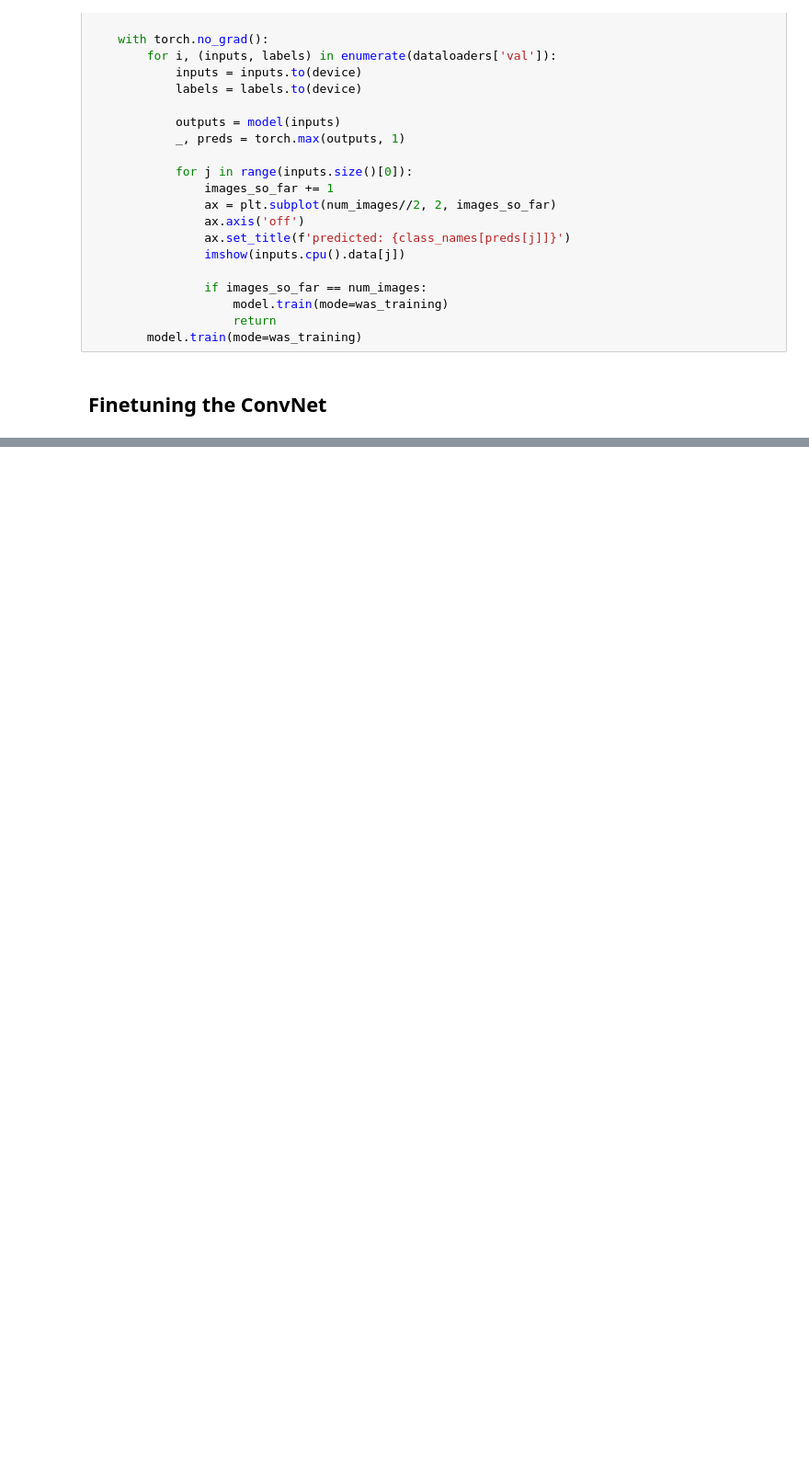
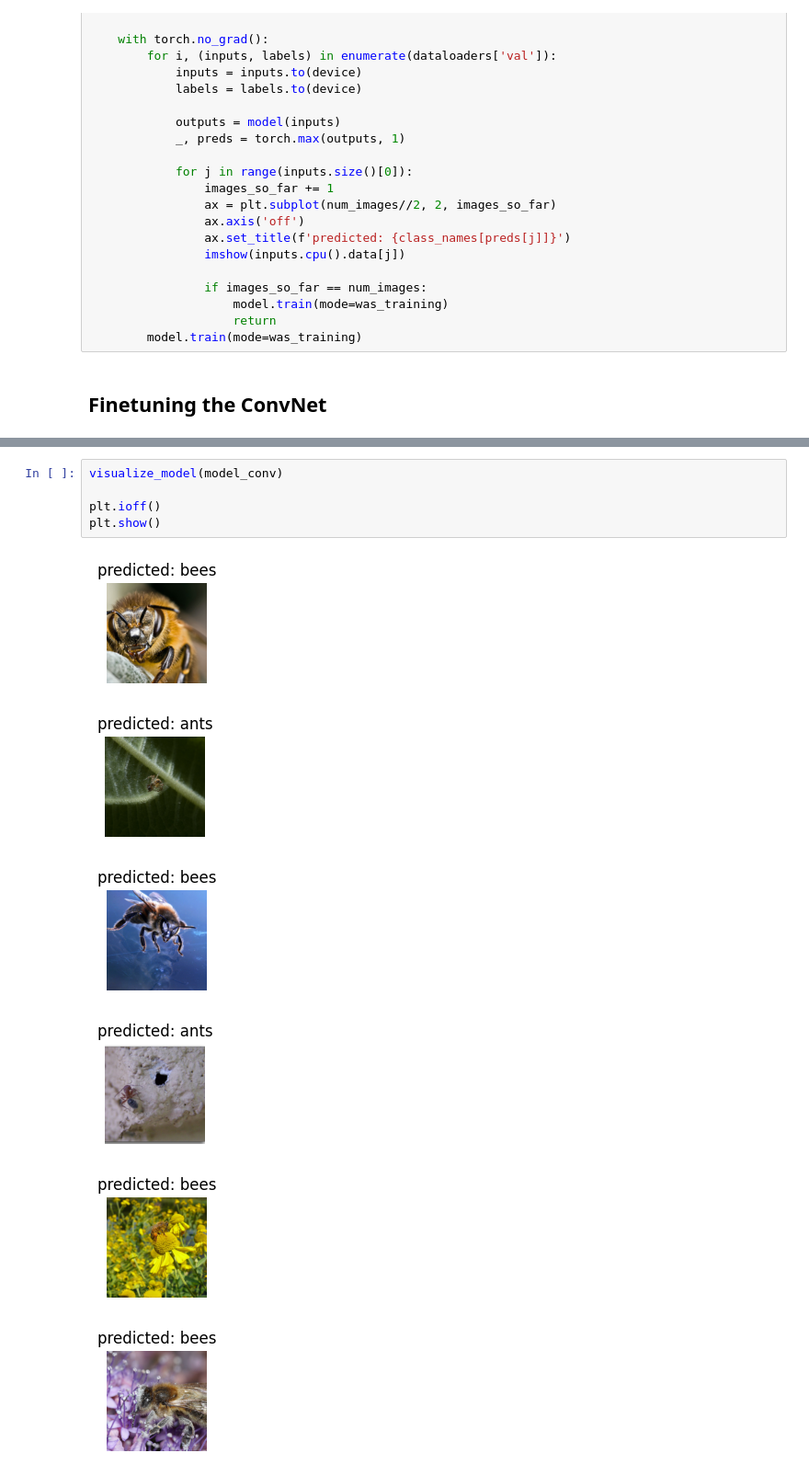
Before and after one commit to eshansurendra/EN3160_Assignment_03, a Jupyter notebook: A03_E03.ipynb, the cells around one changed output, grey strips where cells are left out. Shown: that part at 92% size. Drawn from its saved outputs; the diff is of its cells as text; blank space fills up the shorter version.

```diff
--- a/A03_E03.ipynb
+++ b/A03_E03.ipynb
@@ -258,0 +361,12 @@ visualize_model(model_ft)
+# %%
+visualize_model(model_conv)
+
+plt.ioff()
+plt.show()
+# %% [output]
+[figure, added]
+[figure, added]
+[figure, added]
+[figure, added]
+[figure, added]
+[figure, added]
```
Also changed, not shown: parts of 20 cells of this notebook.
